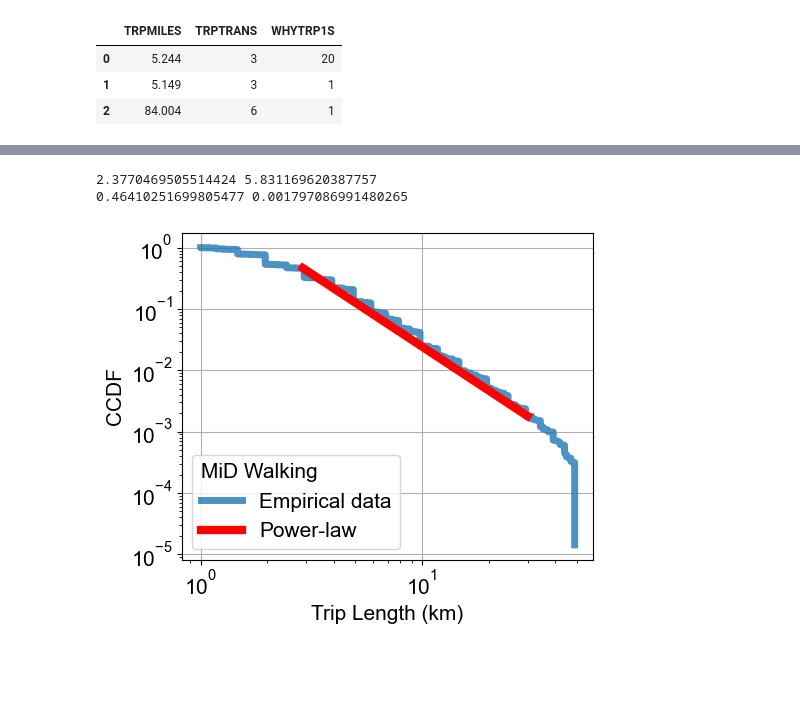
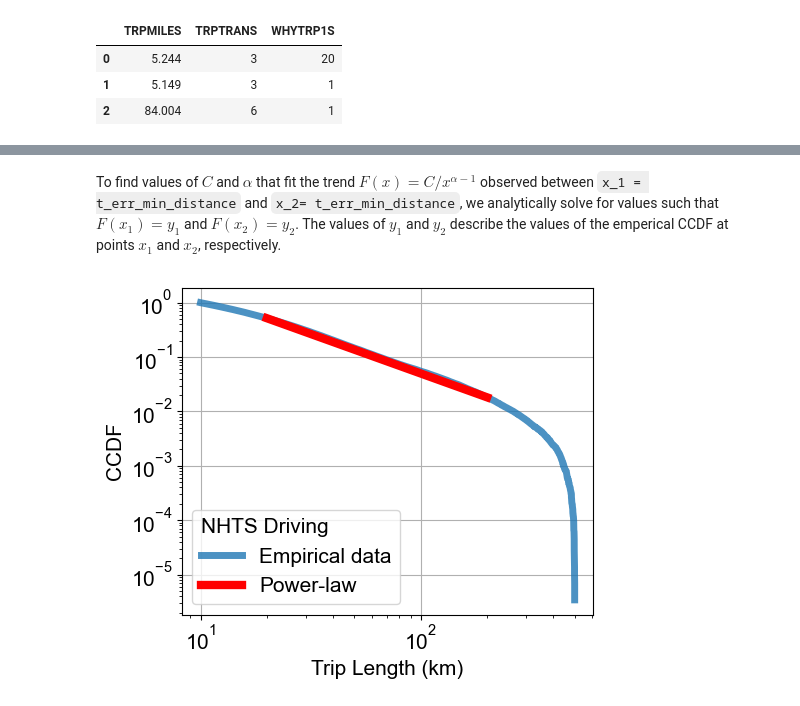
Before and after one commit to HuiranLiu/Long-distance-travel-human-mobility, a Jupyter notebook: Levy-Mobility-Power-law in short and medium-distance trips.ipynb, the cells around one changed output, grey strips where cells are left out. Drawn from its saved outputs; the diff is of its cells as text; code cells hidden in the pictures; blank space fills up the shorter version.

```diff
--- a/Levy-Mobility-Power-law in short and medium-distance trips.ipynb
+++ b/Levy-Mobility-Power-law in short and medium-distance trips.ipynb
@@ -78,7 +79,7 @@ data items collected for each trip made by each household member age 5+ on the h
 # TRPMILES: Trip distance in miles, derived from route geometry returned
 # TRPTRANS: Trip Mode, derived
 # WHYTRP1S: Trip purpose summary
-df_Nhts=pd.read_csv('../data/trippub_2017NHTS.csv',decimal='.',sep=',',usecols=["TRPMILES", "TRPTRANS","WHYTRP1S"])
+df_Nhts=pd.read_csv('data/trippub_2017NHTS.csv',decimal='.',sep=',',usecols=["TRPMILES", "TRPTRANS","WHYTRP1S"])
 print(df_Nhts.shape)
 df_Nhts.head(3)
 # %% [output]
@@ -159,29 +167,25 @@ def cal_y_ccdf(data,x):
     y=1-linspaced
 
     return np.interp(x, sorted_data,y)
+# %% [markdown]
+To find values of $C$ and $\alpha$ that fit the trend $F(x) = C/x^{\alpha-1}$ observed between `x_1 = t_err_min_distance` and `x_2= t_err_min_distance`, we analytically solve for values such that $F(x_1) = y_1$ and $F(x_2) = y_2$.
+The values of $y_1$ and $y_2$ describe the values of the emperical CCDF at points $x_1$ and $x_2$, respectively.
 # %%
-#To-do: describe the C, alpha
-# Get C and alpha
 X1=t_err_min_distance
 X2=t_err_max_distance
 Y1=cal_y_ccdf(df_vec,X1)
 Y2=cal_y_ccdf(df_vec,X2)
 
-alp=(math.log(Y1)-math.log(Y2))/(math.log(X2)-math.log(X1))
-C=Y1*(X1**alp)
-print(alp,C)
-print(Y1,Y2)
+alp=(math.log(Y1)-math.log(Y2))/(math.log(X2)-math.log(X1)) + 1
+C=Y1*(X1**(alp-1))
-# %% [output]
-2.3770469505514424 5.831169620387757
-0.46410251699805477 0.001797086991480265
 # %%
 ''' Plot the CCDF
 
 data: the dataset used to plot the ccdf
-lb: name of the dataset
-X1,X2: Picked two points and see if there is a power-law property between them
-C: calculated C
-Alp: calculated alpha
+lb: name of the dataset (for labelling purposes)
+X1,X2: start and end of the power-law trend
+C: calculated value of C
+Alp: calculated value of alpha
 
 '''
 
@@ -197,7 +201,7 @@ def ccdf_draw(data,lb,X1,X2,C,alp):
     # 100 linearly spaced numbers
     s = np.linspace(X1,X2,num_samples)
     # the function
-    t = C/(s**alp)
+    t = C/(s**(alp-1))
 
     # plot the function
     ax.plot(s,t, 'r',linewidth=6,label='Power-law')
@@ -212,9 +216,9 @@ def ccdf_draw(data,lb,X1,X2,C,alp):
     plt.grid()
     plt.show()
 # %%
-ccdf_draw(df_vec,'MiD Walking',X1,X2,C,alp)
+# ccdf_draw(df_vec,'MiD Walking',X1,X2,C,alp)
 # ccdf_draw(df_vec,'MiD Driving',X1,X2,C,alp)
-# ccdf_draw(df_vec,'NHTS Driving',X1,X2,C,alp)
+ccdf_draw(df_vec,'NHTS Driving',X1,X2,C,alp)
 # ccdf_draw(df_vec,'NHTS Short-Distance\nPublic Transport',X1,X2,C,alp)
 # %% [output]
-[figure, old version]
+[figure, new version]
```
Also changed, not shown: parts of 10 cells of this notebook.
